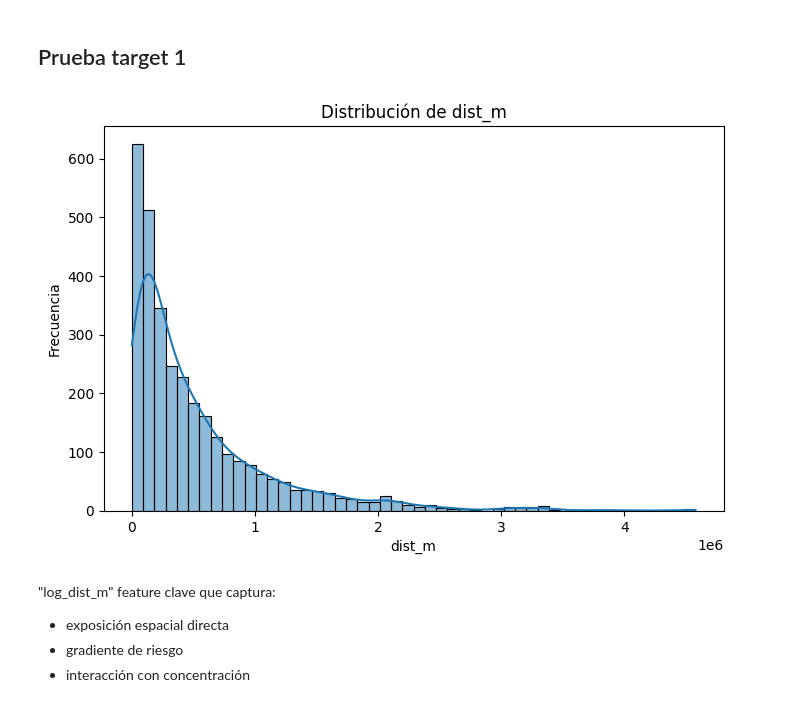
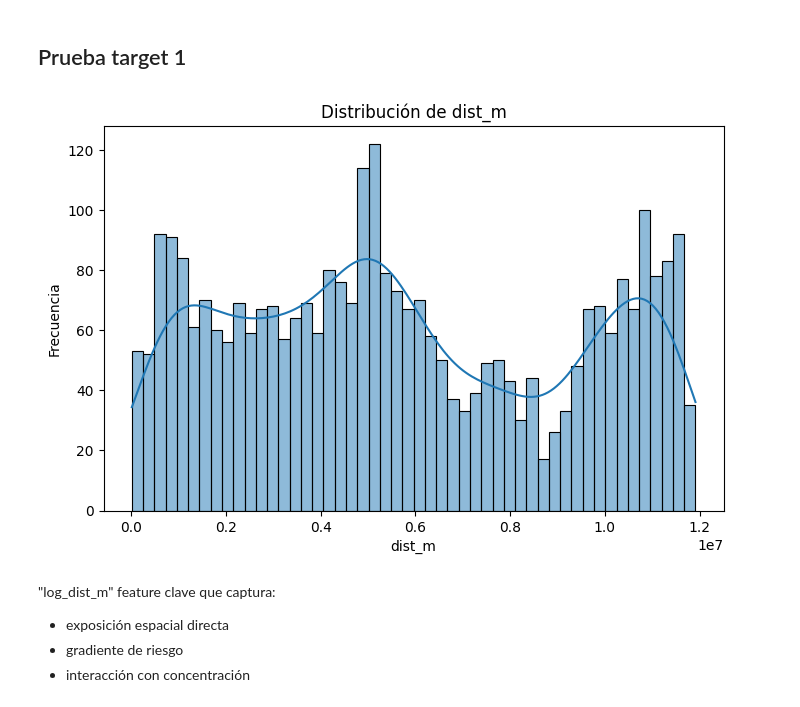
Before and after one commit to 4GeeksAcademy/loreykil_proyecto_final, a Jupyter notebook: Modelado_Grilla.ipynb, the cells around one changed output. Drawn from its saved outputs; the diff is of its cells as text; code cells hidden in the pictures.

```diff
--- a/Modelado_Grilla.ipynb
+++ b/Modelado_Grilla.ipynb
@@ -49,13 +49,13 @@ Predecir el impacto biológico observado (IUCN) a partir de la presión de micro
 TARGET = "iucn_mean_risk"
 # %%
 plt.figure(figsize=(8, 5))
-sns.histplot(gdf["dist_m"].dropna(), bins=50, kde=True)
+sns.histplot(gdf["eco_dist_m"].dropna(), bins=50, kde=True)
 plt.xlabel("dist_m")
 plt.ylabel("Frecuencia")
 plt.title("Distribución de dist_m")
 plt.show()
 # %% [output]
-[figure, old version]
+[figure, new version]
 # %%
 # Transformación de dist_m para poder ser usada evitando colas largas
 gdf["log_dist_m"] = np.log1p(gdf["dist_m"])
```
Also changed, not shown: parts of 1 cell of this notebook, 6 other files.
